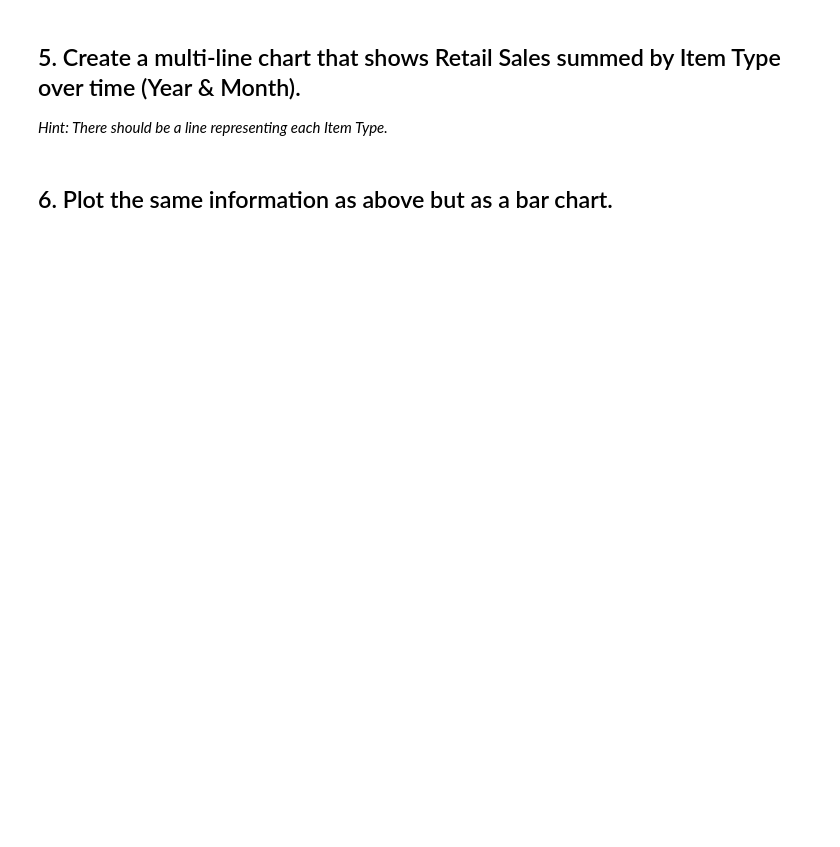
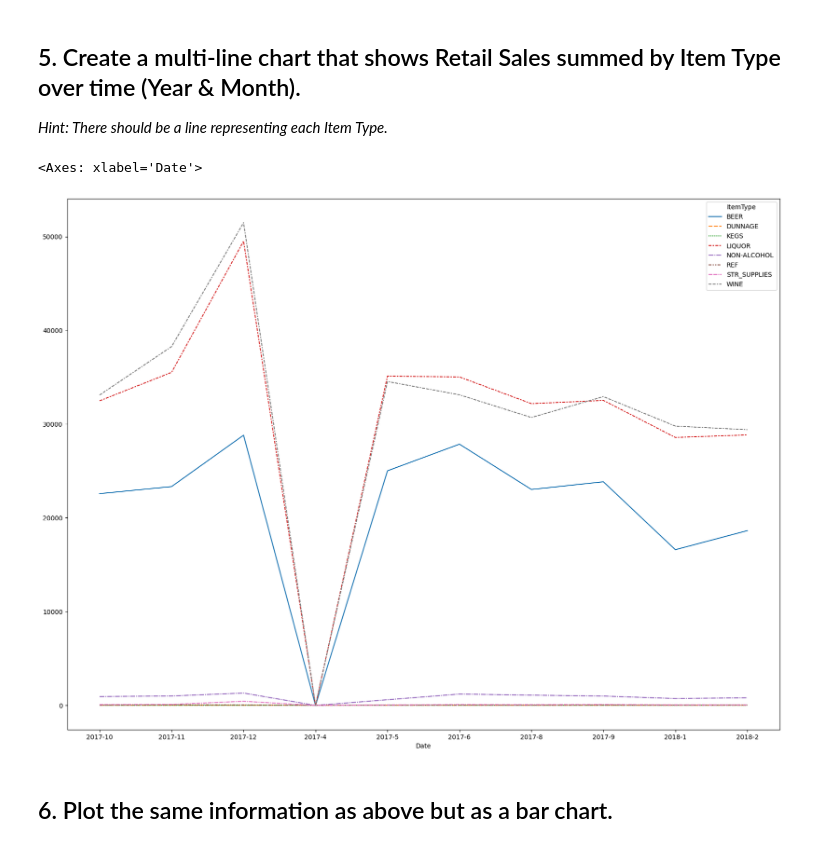
Before and after one commit to Dogmael/DAFT_0307, a Jupyter notebook: module_2/Lab_2_ Plotting-Multiple-Data-Series/main.ipynb, the cells around one changed output. Cells and saved outputs as stored; diff of their text form; code cells hidden in the pictures; blank space fills up the shorter version.

```diff
--- a/module_2/Lab_2_ Plotting-Multiple-Data-Series/main.ipynb
+++ b/module_2/Lab_2_ Plotting-Multiple-Data-Series/main.ipynb
@@ -81,5 +165,21 @@ data_plot[["Supplier","TotalSales"]].groupby('Supplier').sum()
 ## 5. Create a multi-line chart that shows Retail Sales summed by Item Type over time (Year & Month).
 
 *Hint: There should be a line representing each Item Type.*
+# %%
+data_plot = data
+
+#Create a "Date" column which concatate "Year" and "Month" informations
+data_plot["Date"] = data_plot["Year"].astype(str) + "-" + data_plot["Month"].astype(str)
+
+#Create a column wich sum RetailSales per ItemType
+data_plot = data[["Date","ItemType","RetailSales"]].pivot_table(index=["Date","ItemType"], aggfunc= np.sum)
+data_plot = data_plot.unstack(level="ItemType") #Du génie !!!
+data_plot.columns = data_plot.columns.droplevel(0)
+
+fig = plt.figure(figsize=(20,15))
+sns.lineplot(data_plot)
+# %% [output]
+<Axes: xlabel='Date'>
+[figure, added]
 # %% [markdown]
 ## 6. Plot the same information as above but as a bar chart.
```
Also changed, not shown: parts of 16 cells of this notebook, 1 other file.
